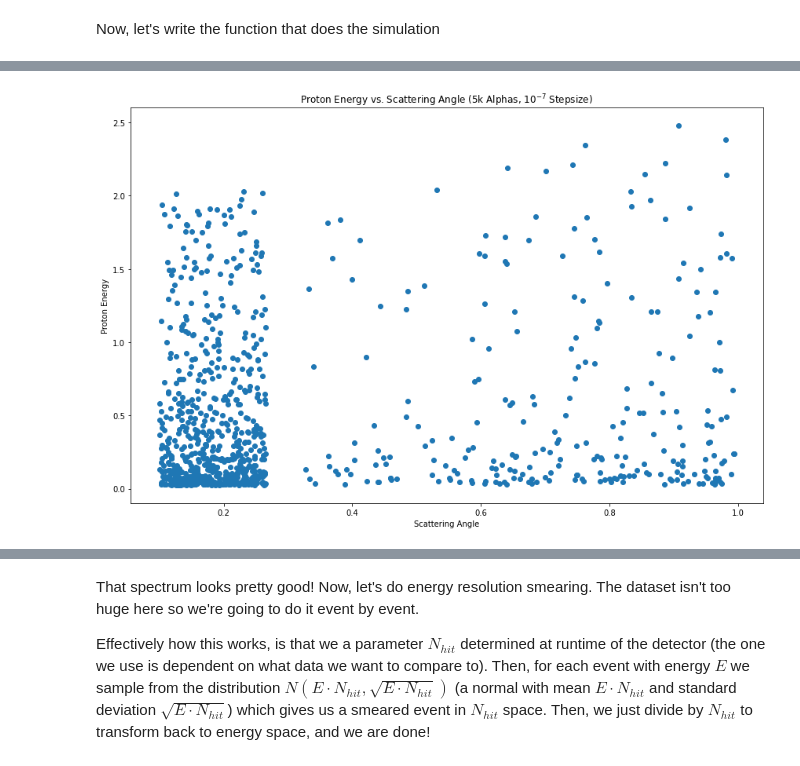
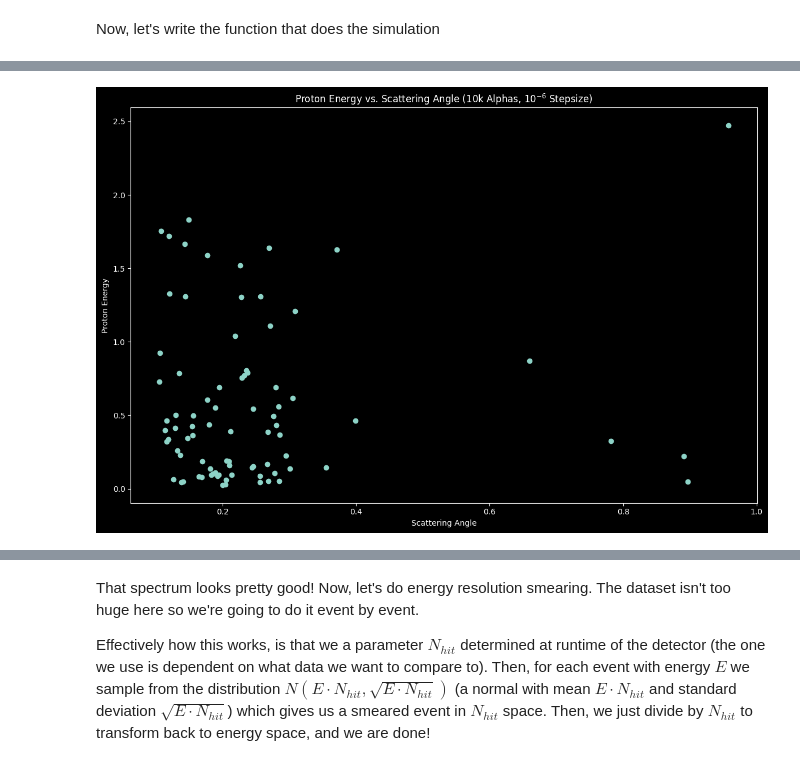
Before and after one commit to ddrobner/scatteringsim, a Jupyter notebook: scatteringsim.ipynb, the cells around one changed output, grey strips where cells are left out. Saved outputs shown, nothing was run; the diff lists cells and outputs as text; code cells hidden in the pictures.

```diff
--- a/scatteringsim.ipynb
+++ b/scatteringsim.ipynb
@@ -435,10 +394,10 @@ def scatter_sim(e_0: float, alpha_path = list, stepsize=0.001, density=0.8562) -
     # great, so now we have our pre-baked alpha energy
     # now we can iterate over the list and do the proton scattering
     scatter_e = []
-    rsum = diffcx_riemann_sum("diffcx_2p02MeV.csv")
+    rsum = diffcx_riemann_sum(fname="diffcx_2p02MeV.csv")
     for s in range(len(a_path)):
         if scattering_probability(e_i, stepsize, rsum, density=density) > random.random():
-            scatter_angle = scattering_angle(s)
+            scatter_angle = scattering_angle(a_path[s])
             transfer_e = energy_transfer(a_path[s], scatter_angle=scatter_angle)
             a_path[s] = transfer_e[0]
             proton_event_path.append(transfer_e[1])
@@ -454,13 +413,15 @@ def gen_alpha_path(e_0, epsilon=0.1, stepsize=0.001) -> list:
         e_i = e_i - stp_interp(e_i)*stepsize
     return alpha_path
 # %%
-s_et_xrange = np.linspace(0.1, 0.2, 100)
+s_et_xrange = np.linspace(0.1, 1, 100)
 t_e = [energy_transfer(8, i)[1] for i in s_et_xrange]
+plt.style.use('dark_background')
 plt.scatter(s_et_xrange, t_e)
 plt.xlabel("Scattering Angle (rad)")
 plt.ylabel("Proton Energy (MeV)")
 plt.title("Energy Transferred to Proton vs. Scattering Angle")
 plt.tight_layout()
-plt.savefig("etransfer_negative_soln.jpg")
+#plt.savefig("etransfer_negative_soln.jpg")
 plt.show()
+plt.style.use('default')
 # %% [output]
@@ -468,6 +429,13 @@ plt.show()
 # %%
 s_angles = [scattering_angle(8) for i in range(1000)]
 print(s_angles)
-counts, bins = np.histogram(s_angles, bins=40)
-plt.hist(bins[:-1], bins, weights=counts, rwidth=0.8)
+e_t_sa = [energy_transfer(8, s)[1] for s in s_angles]
+#counts, bins = np.histogram(e_t_sa, bins=40)
+#plt.hist(bins[:-1], bins, weights=counts, rwidth=0.8)
+plt.style.use('dark_background')
+plt.scatter(s_angles, e_t_sa)
+plt.xlabel("Angle")
+plt.ylabel("Energy")
+plt.tight_layout()
+plt.style.use('default')
 # %% [output]
@@ -510,7 +464,7 @@ def start_sim(e_0, n_particles, stepsize=0.001, nbins=40, epsilon=0.1, density=0
 
     return sim_data
 
-sim_data = start_sim(8, 5000, nbins=50, stepsize=1E-6)
+sim_data = start_sim(8, 10000, nbins=50, stepsize=1E-6)
 
 # this is a big sim, let's pickle the output so we can retrieve it later
 #with open("100k_8MeV_Alphas_Redux", "wb") as fp:
@@ -522,12 +480,17 @@ for k in sim_data:
 # %%
+plt.style.use('dark_background')
 plt.scatter(*zip(*e_angles))
 plt.ylabel("Proton Energy")
 plt.xlabel("Scattering Angle")
-plt.title("Proton Energy vs. Scattering Angle (5k Alphas, $10^{-7}$ Stepsize)")
+plt.title("Proton Energy vs. Scattering Angle (10k Alphas, $10^{-6}$ Stepsize)")
 plt.tight_layout()
 plt.show()
+plt.style.use('default')
+
+plt.rcParams['figure.figsize'] = (12, 8)
+plt.rcParams['axes.formatter.useoffset'] = False
 # %% [output]
-[figure, old version]
+[figure, new version]
 # %%
 protone = []
 for x in sim_data:
```
Also changed, not shown: parts of 16 cells of this notebook, 1 other file.
